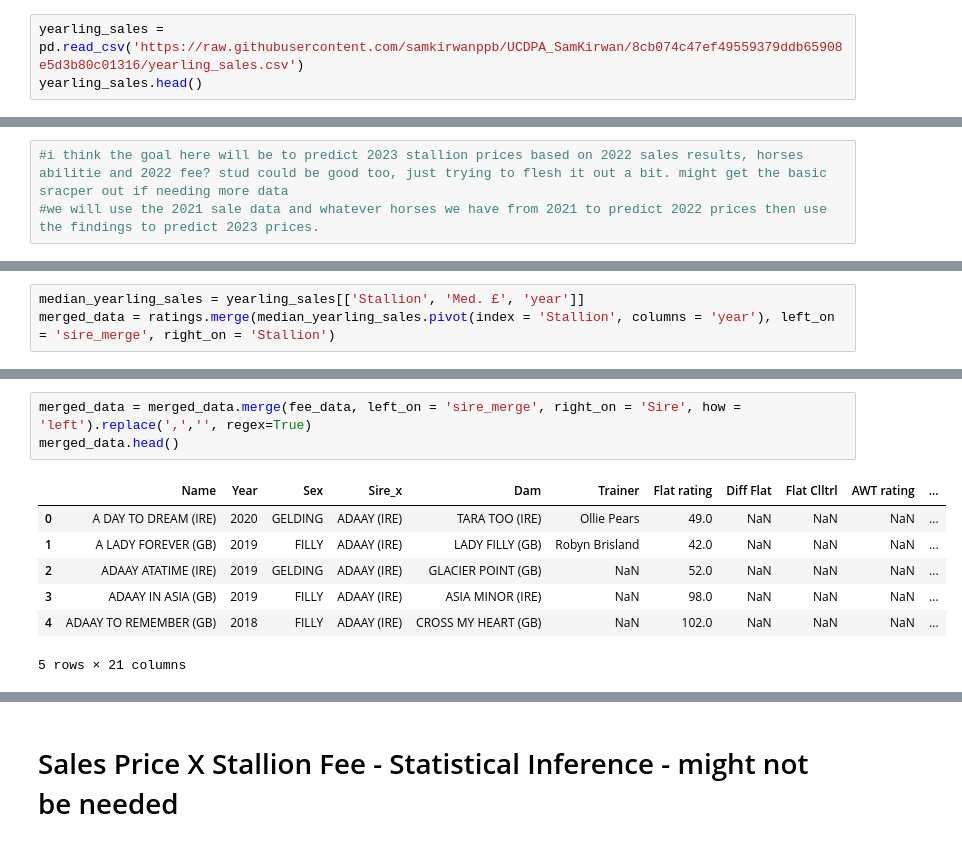
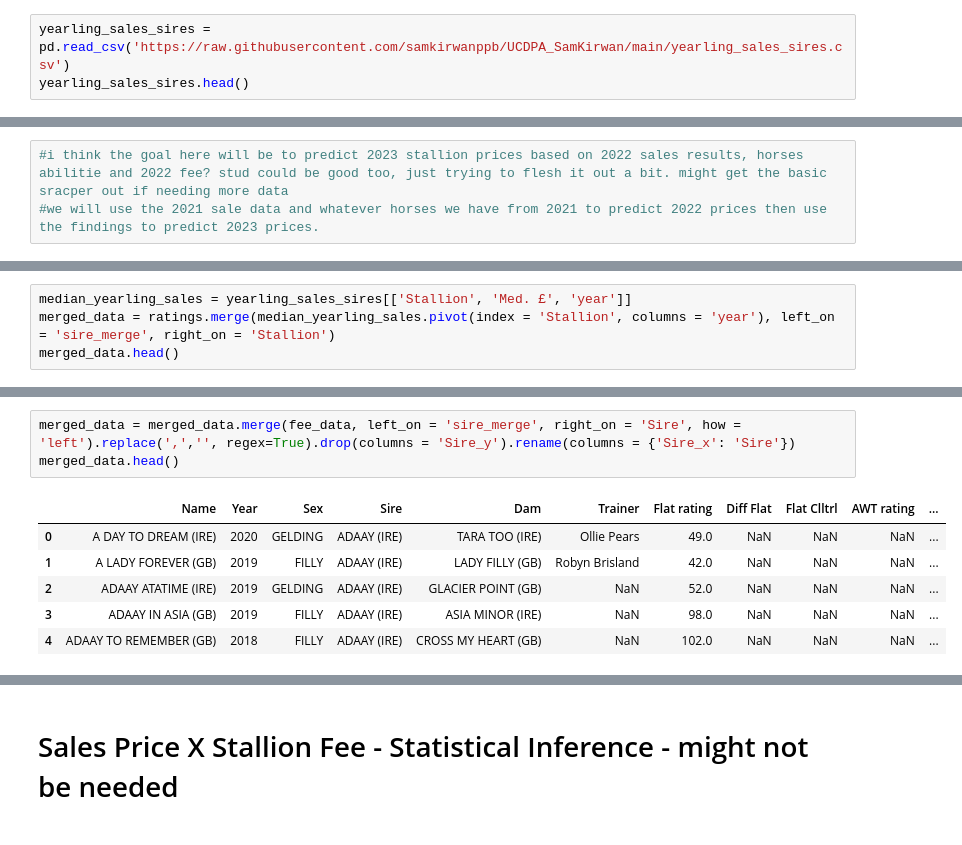
Before and after one commit to samkirwanppb/UCDPA_SamKirwan, a Jupyter notebook: project.ipynb, the cells around one changed output, grey strips where cells are left out. Saved outputs shown, nothing was run; the diff lists cells and outputs as text.

```diff
--- a/project.ipynb
+++ b/project.ipynb
@@ -176,7 +188,7 @@ Index(['Racehorse', 'YOF', 'Sex', 'Trainer', 'Latest', '2 runs ago',
       dtype='object')
 # %%
-yearling_sales = pd.read_csv('https://raw.githubusercontent.com/samkirwanppb/UCDPA_SamKirwan/8cb074c47ef49559379ddb65908e5d3b80c01316/yearling_sales.csv')
-yearling_sales.head()
+yearling_sales_sires = pd.read_csv('https://raw.githubusercontent.com/samkirwanppb/UCDPA_SamKirwan/main/yearling_sales_sires.csv')
+yearling_sales_sires.head()
 # %% [output]
 |  | Stallion | Offered | Sold | High £ | Av. £ | Med. £ | Colt Av. £ | Colt Med. £ | Filly Av. £ | ... |
 | 0 | Dubawi | 31 | 28 | 1,690,615 | 796,481 | 669,375 | 830,350 | 682,500 | 640,684 | ... |
@@ -210,5 +222,6 @@ ratings.head()
 | 3 | A DIFFERENT KIND (IRE) | 2017 | GELDING | DOYEN (IRE) | MA MINX (IRE) | Donald McCain | NaN | NaN | NaN | NaN | ... |
 | 4 | A E HOUSMAN (GB) | 2019 | COLT | OASIS DREAM (GB) | ASTRONOMY'S CHOICE (GB) | NaN | 82.0 | NaN | NaN | NaN | ... |
 # %%
-median_yearling_sales = yearling_sales[['Stallion', 'Med. £', 'year']]
+median_yearling_sales = yearling_sales_sires[['Stallion', 'Med. £', 'year']]
 merged_data = ratings.merge(median_yearling_sales.pivot(index = 'Stallion', columns = 'year'), left_on = 'sire_merge', right_on = 'Stallion')
+merged_data.head()
@@ -223,11 +235,10 @@ Index([          'Name',           'Year',            'Sex',           'Sire',
 # %%
-merged_data = merged_data.merge(fee_data, left_on = 'sire_merge', right_on = 'Sire', how = 'left').replace(',','', regex=True)
+merged_data = merged_data.merge(fee_data, left_on = 'sire_merge', right_on = 'Sire', how = 'left').replace(',','', regex=True).drop(columns = 'Sire_y').rename(columns = {'Sire_x': 'Sire'})
 merged_data.head()
 # %% [output]
-|  | Name | Year | Sex | Sire_x | Dam | Trainer | Flat rating | Diff Flat | Flat Clltrl | AWT rating | ... |
+|  | Name | Year | Sex | Sire | Dam | Trainer | Flat rating | Diff Flat | Flat Clltrl | AWT rating | ... |
 | 0 | A DAY TO DREAM (IRE) | 2020 | GELDING | ADAAY (IRE) | TARA TOO (IRE) | Ollie Pears | 49.0 | NaN | NaN | NaN | ... |
 | 1 | A LADY FOREVER (GB) | 2019 | FILLY | ADAAY (IRE) | LADY FILLY (GB) | Robyn Brisland | 42.0 | NaN | NaN | NaN | ... |
 | 2 | ADAAY ATATIME (IRE) | 2019 | GELDING | ADAAY (IRE) | GLACIER POINT (GB) | NaN | 52.0 | NaN | NaN | NaN | ... |
 | 3 | ADAAY IN ASIA (GB) | 2019 | FILLY | ADAAY (IRE) | ASIA MINOR (IRE) | NaN | 98.0 | NaN | NaN | NaN | ... |
 | 4 | ADAAY TO REMEMBER (GB) | 2018 | FILLY | ADAAY (IRE) | CROSS MY HEART (GB) | NaN | 102.0 | NaN | NaN | NaN | ... |
-5 rows × 21 columns
```
Also changed, not shown: parts of 12 cells of this notebook.
